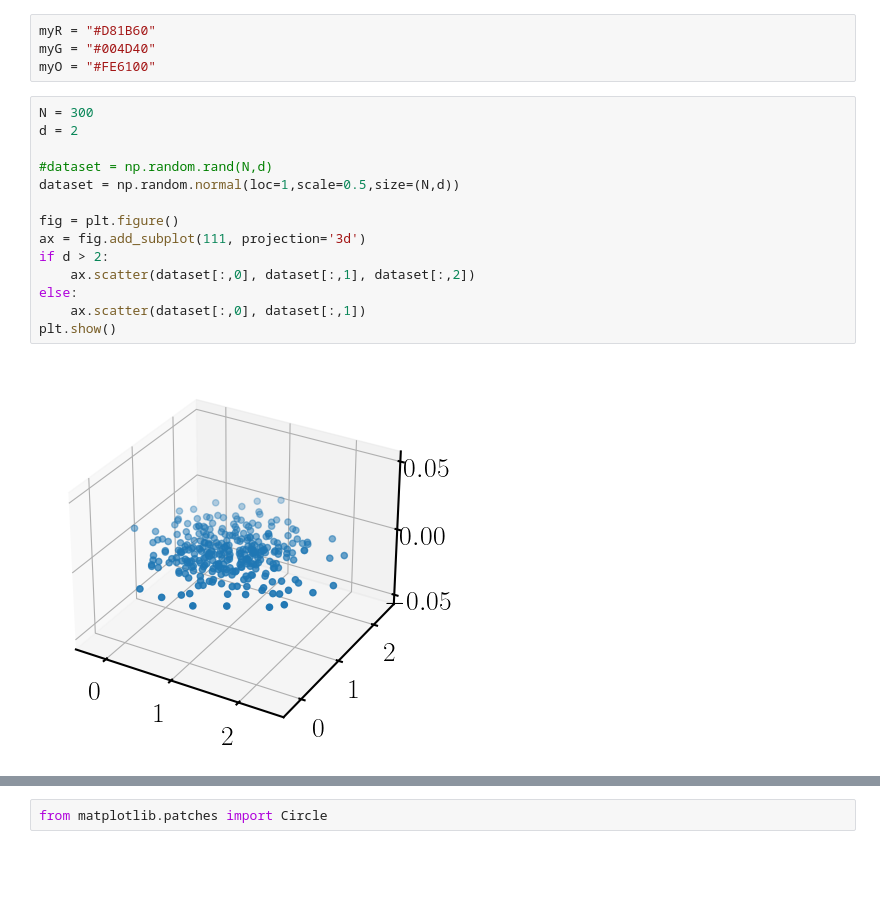
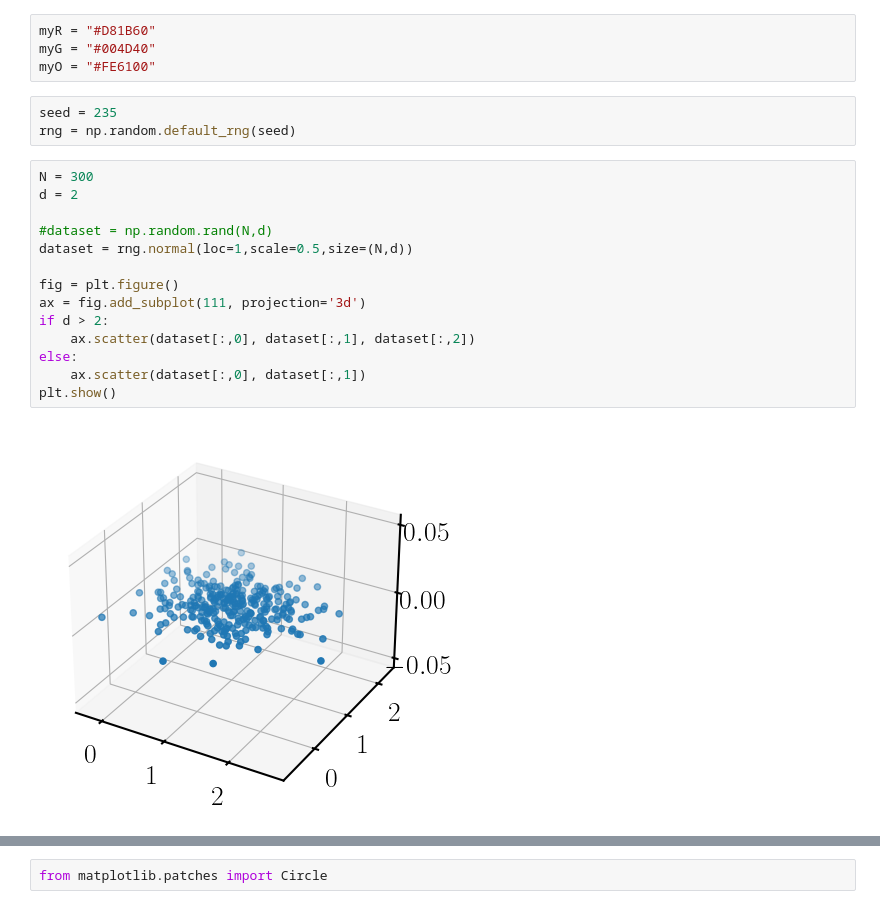
Before and after one commit to JFadanni/ExploringNeuralManifolds, a Jupyter notebook: FCI_plots.ipynb, the cells around one changed output, grey strips where cells are left out. Saved outputs shown, nothing was run; the diff lists cells and outputs as text; blank space fills up the shorter version.

```diff
--- a/FCI_plots.ipynb
+++ b/FCI_plots.ipynb
@@ -42,22 +42,25 @@ plt.rcParams.update({
 myR = "#D81B60"
 myG = "#004D40"
 myO = "#FE6100"
+# %%
+seed = 235
+rng = np.random.default_rng(seed)
 # %%
 N = 300
 d = 2
 
 #dataset = np.random.rand(N,d)
-dataset = np.random.normal(loc=1,scale=0.5,size=(N,d))
+dataset = rng.normal(loc=1,scale=0.5,size=(N,d))
 
 fig = plt.figure()
 ax = fig.add_subplot(111, projection='3d')
 if d > 2:
     ax.scatter(dataset[:,0], dataset[:,1], dataset[:,2])
 else:
     ax.scatter(dataset[:,0], dataset[:,1])
 plt.show()
 # %% [output]
-[figure, old version]
+[figure, new version]
 # %%
 fig, ax = plt.subplots(tight_layout=True, figsize=(5,5))
 ax.axvline(0, color='k', linewidth=1, zorder=0)
```
Also changed, not shown: parts of 11 cells of this notebook.
